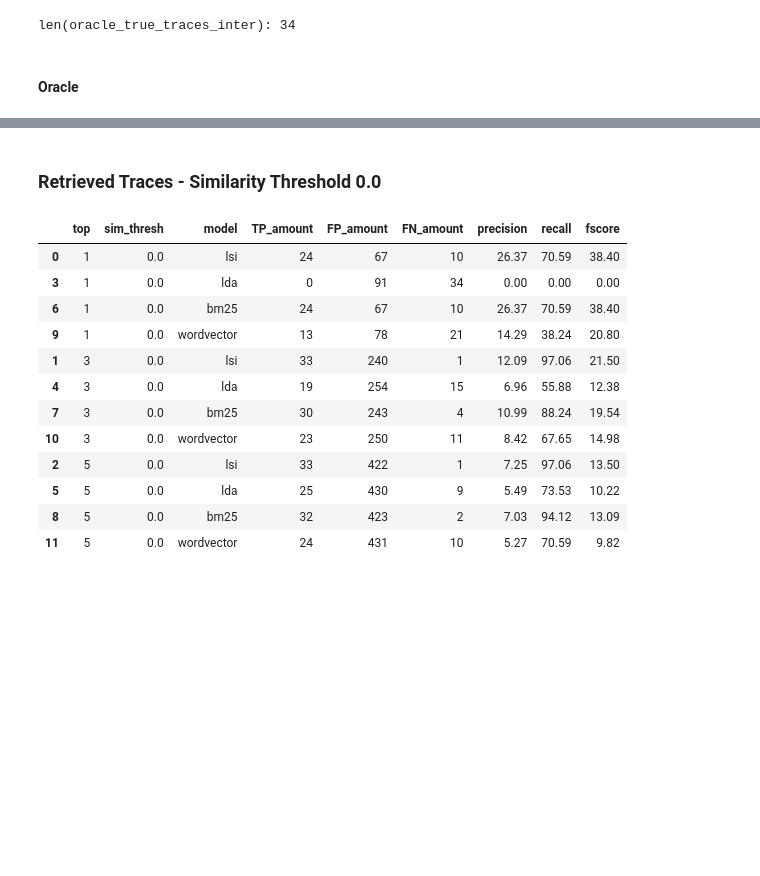
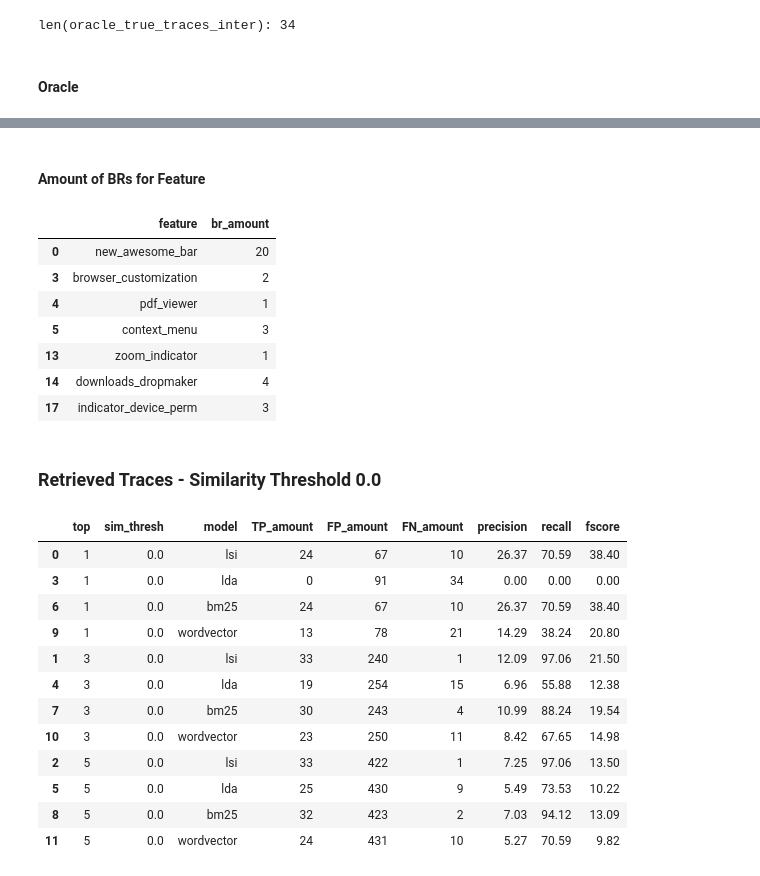
Before and after one commit to Pointpt/trace-link-recovery-study, a Jupyter notebook: notebooks/firefox_p2/feat_br_tracing/feat_br_runner.ipynb, the cells around one changed output, grey strips where cells are left out. Cells and saved outputs as stored; diff of their text form; code cells hidden in the pictures; blank space fills up the shorter version.

```diff
--- a/notebooks/firefox_p2/feat_br_tracing/feat_br_runner.ipynb
+++ b/notebooks/firefox_p2/feat_br_tracing/feat_br_runner.ipynb
@@ -104,6 +104,27 @@ aux_functions.highlight_df(exp_vol_intersec_strat_runner.get_evaluator().get_ora
 | apz_async_scrolling | 0 | 0 | 0 | 0 | 0 | 0 | 0 | 0 | 0 | 0 | 0 | ... |
 | browser_customization | 0 | 0 | 0 | 0 | 0 | 0 | 0 | 0 | 0 | 0 | 0 | ... |
 | pdf_viewer | 0 | 0 | 0 | 0 | 0 | 0 | 0 | 0 | 0 | 0 | 0 | ... |
+# %% [markdown]
+#### Amount of BRs for Feature
+# %%
+import numpy as np
+import pandas as pd
+
+df = pd.DataFrame(columns=['feature','br_amount'])
+output = exp_vol_intersec_strat_runner.get_evaluator().get_oracle_df().apply(lambda row : np.sum(row), axis=1)
+df.feature = output.index
+df.br_amount = output.values
+df = df[df.br_amount != 0]
+df
+# %% [output]
+|  | feature | br_amount |
+| 0 | new_awesome_bar | 20 |
+| 3 | browser_customization | 2 |
+| 4 | pdf_viewer | 1 |
+| 5 | context_menu | 3 |
+| 13 | zoom_indicator | 1 |
+| 14 | downloads_dropmaker | 4 |
+| 17 | indicator_device_perm | 3 |
 # %% [markdown]
 ### Retrieved Traces - Similarity Threshold 0.0
 # %%
```
Also changed, not shown: 2 other files.
